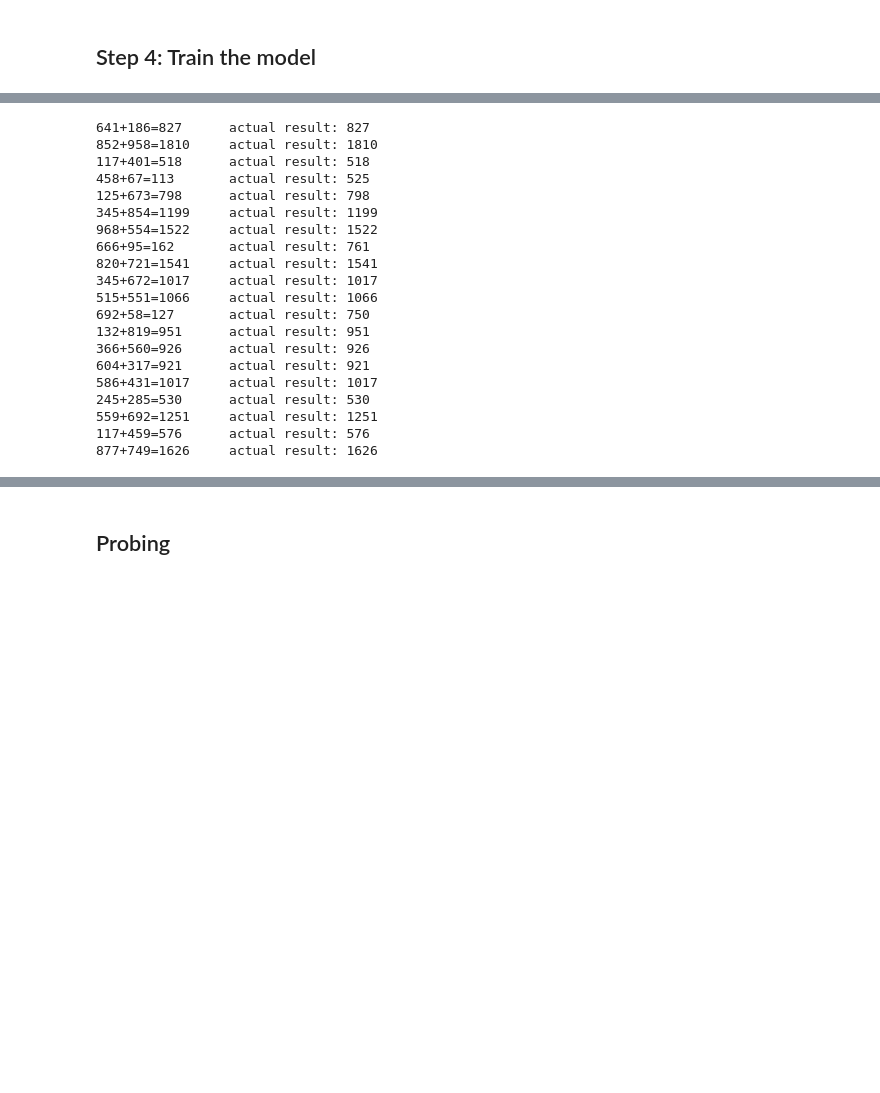
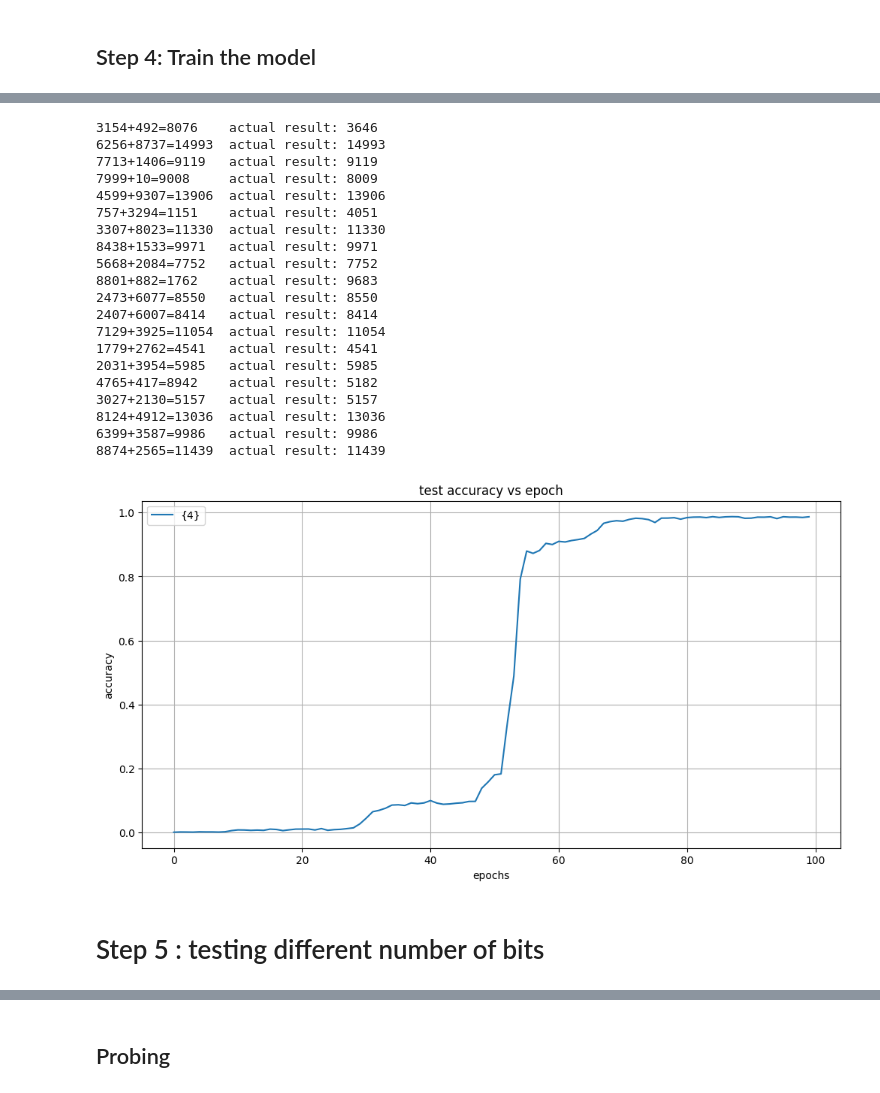
Before and after one commit to BenjaminDeporte/LLM_learning_additions, a Jupyter notebook: Teach_LLMs_to_do_additions.ipynb, the cells around one changed output, grey strips where cells are left out. Drawn from its saved outputs; the diff is of its cells as text; code cells hidden in the pictures; blank space fills up the shorter version.

```diff
--- a/Teach_LLMs_to_do_additions.ipynb
+++ b/Teach_LLMs_to_do_additions.ipynb
@@ -20,12 +22,13 @@ import time
 # %%
-number_bits = 3
+number_bits = 4
 
 dataset_size = 64_000
 train_proportion = 0.9
 
 log_interval = 200
 batch_size = 64
-learning_rate = 8e-4
+# learning_rate = 8e-4
+learning_rate = 1e-3
 
 epochs = 4
 # %% [markdown]
@@ -530,7 +517,8 @@ def train_epoch():
             total_loss = 0
             start_time = time.time()
 
-def train():
+def train(epochs=3):
+    accuracy_v_epoch = []
     best_test_accuracy = None
     test_accuracy = evaluate()
     print('-' * 89)
@@ -540,6 +528,7 @@ def train():
         epoch_start_time = time.time()
         train_epoch()
         test_accuracy = evaluate()
+        accuracy_v_epoch.append(test_accuracy)
         print('-' * 89)
         print('| end of epoch {:3d} | time: {:5.2f}s | test accuracy {:5.2f}'.format(epoch, (time.time() - epoch_start_time), test_accuracy))
         print('-' * 89)
@@ -548,10 +537,12 @@ def train():
             with open("arithmetic.pt", 'wb') as f:
                 torch.save(model, f)
             best_test_accuracy = test_accuracy
+
+    return accuracy_v_epoch
 # %%
 if torch.cuda.is_available():
     device = torch.device("cuda")
-    epochs = 30
+    epochs = 100
 else:
     device = torch.device("cpu")
     epochs = 4
@@ -562,4 +553,4 @@ Training 30 epochs on cuda
 # %%
-train()
+acc_v_epoch = train(epochs=epochs)
 # %% [output]
 -----------------------------------------------------------------------------------------
@@ -588,23 +579,37 @@ for i in range(20):
     output = generate(model, prompt_tensor, len(answers)).view((1,-1))
     print(tokenizer.decode(output.tolist()[0]) + "\t actual result: " + answers)
 # %% [output]
-641+186=827      actual result: 827
-852+958=1810     actual result: 1810
-117+401=518      actual result: 518
-458+67=113       actual result: 525
-125+673=798      actual result: 798
-345+854=1199     actual result: 1199
-968+554=1522     actual result: 1522
-666+95=162       actual result: 761
-820+721=1541     actual result: 1541
-345+672=1017     actual result: 1017
-515+551=1066     actual result: 1066
-692+58=127       actual result: 750
-132+819=951      actual result: 951
-366+560=926      actual result: 926
-604+317=921      actual result: 921
-586+431=1017     actual result: 1017
-245+285=530      actual result: 530
-559+692=1251     actual result: 1251
-117+459=576      actual result: 576
-877+749=1626     actual result: 1626
+3154+492=8076    actual result: 3646
+6256+8737=14993  actual result: 14993
+7713+1406=9119   actual result: 9119
+7999+10=9008     actual result: 8009
+4599+9307=13906  actual result: 13906
+757+3294=1151    actual result: 4051
+3307+8023=11330  actual result: 11330
+8438+1533=9971   actual result: 9971
+5668+2084=7752   actual result: 7752
+8801+882=1762    actual result: 9683
+2473+6077=8550   actual result: 8550
+2407+6007=8414   actual result: 8414
+7129+3925=11054  actual result: 11054
+1779+2762=4541   actual result: 4541
+2031+3954=5985   actual result: 5985
+4765+417=8942    actual result: 5182
+3027+2130=5157   actual result: 5157
+8124+4912=13036  actual result: 13036
+6399+3587=9986   actual result: 9986
+8874+2565=11439  actual result: 11439
+# %%
+fig, ax = plt.subplots(figsize=(12,6))
+
+ax.plot(acc_v_epoch, label={number_bits})
+ax.set_title(f"test accuracy vs epoch")
+ax.set_xlabel(f"epochs")
+ax.set_ylabel(f"accuracy")
+ax.legend()
+ax.grid(True)
+plt.show()
+# %% [output]
+[figure, added]
+# %% [markdown]
+# Step 5 : testing different number of bits
```
Also changed, not shown: parts of 13 cells of this notebook, 1 other file.
